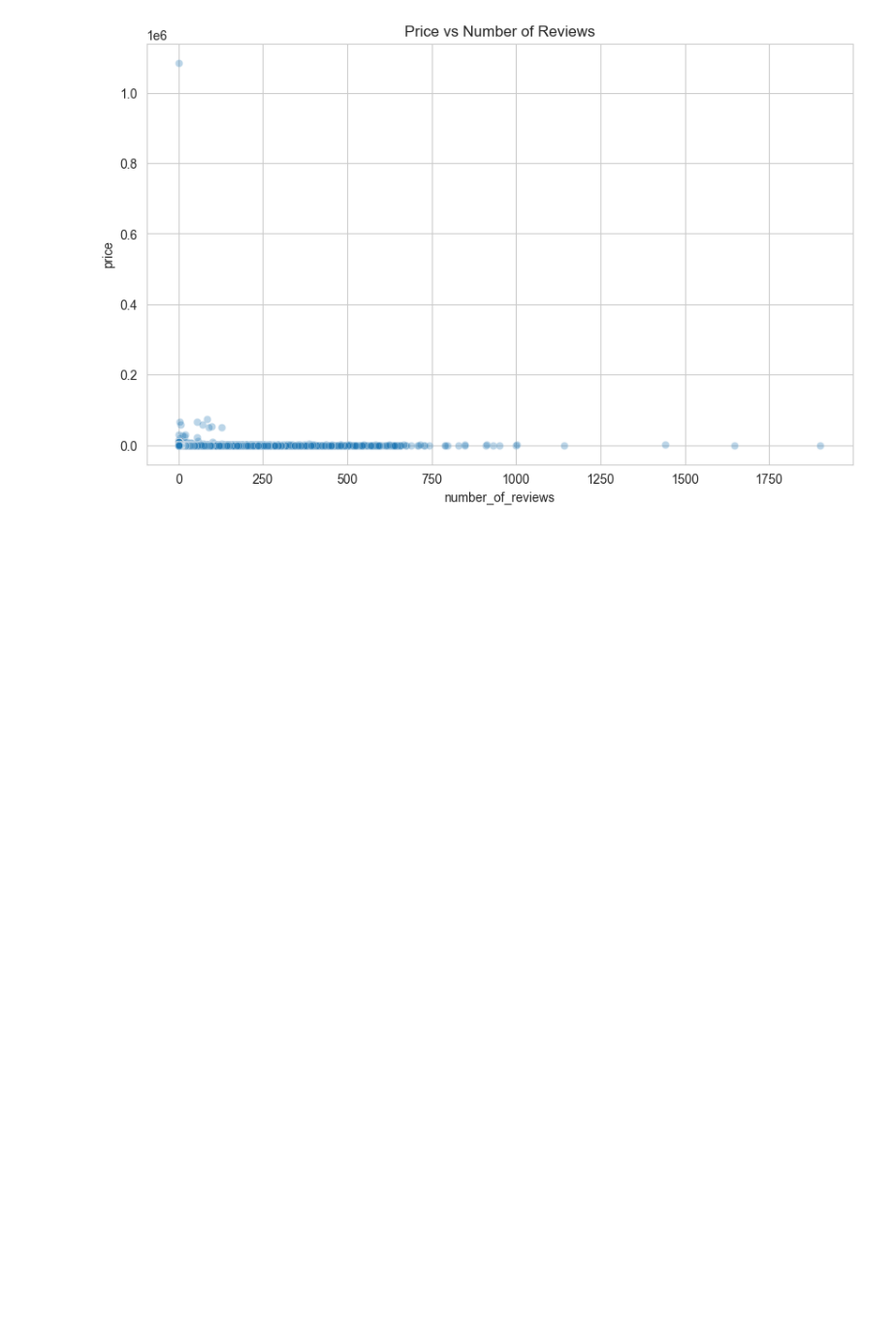
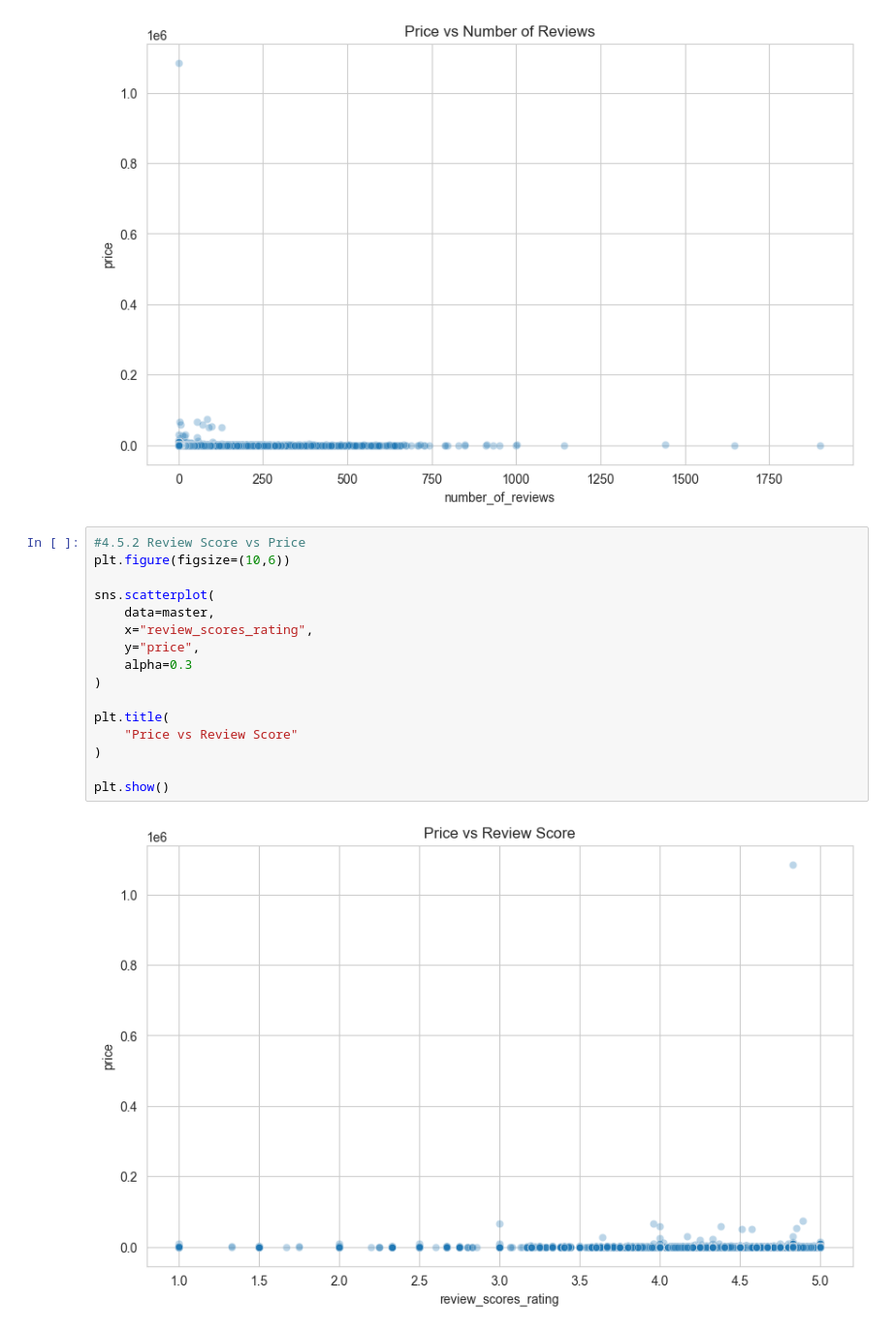
Before and after one commit to FathimaNafra/airbnb-data-engineering-project, a Jupyter notebook: notebooks/eda.ipynb, the cells around one changed output. Shown at 97% size. Cells and saved outputs as stored; diff of their text form; blank space fills up the shorter version.

Commit message:
Analyze review scores and pricing

```diff
--- a/notebooks/eda.ipynb
+++ b/notebooks/eda.ipynb
@@ -700,3 +700,21 @@ plt.title(
 plt.show()
 # %% [output]
 [figure]
+# %%
+#4.5.2 Review Score vs Price
+plt.figure(figsize=(10,6))
+
+sns.scatterplot(
+    data=master,
+    x="review_scores_rating",
+    y="price",
+    alpha=0.3
+)
+
+plt.title(
+    "Price vs Review Score"
+)
+
+plt.show()
+# %% [output]
+[figure, added]
```
